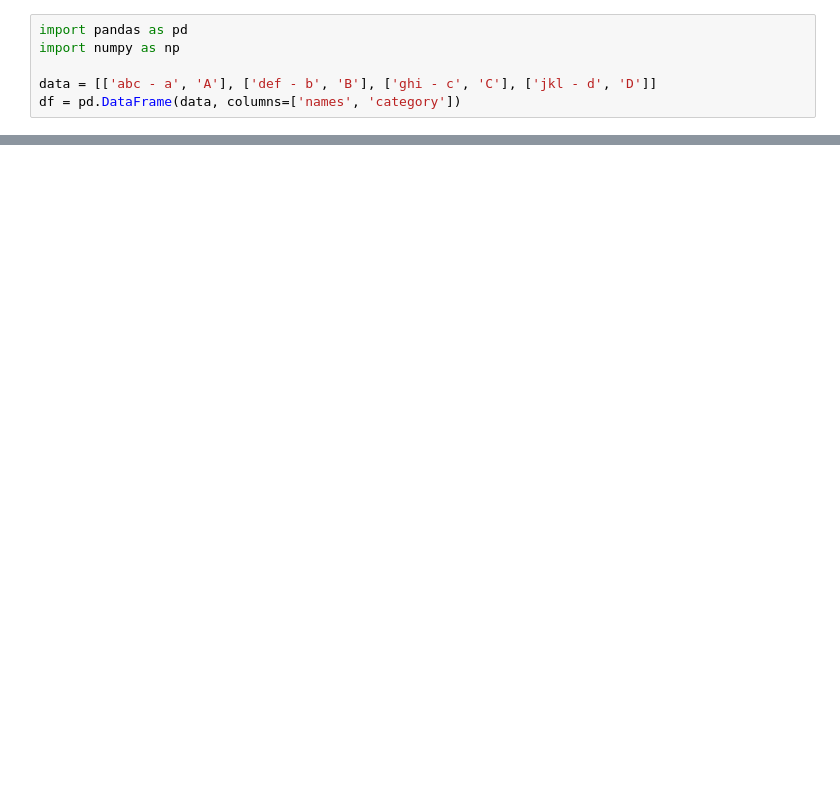
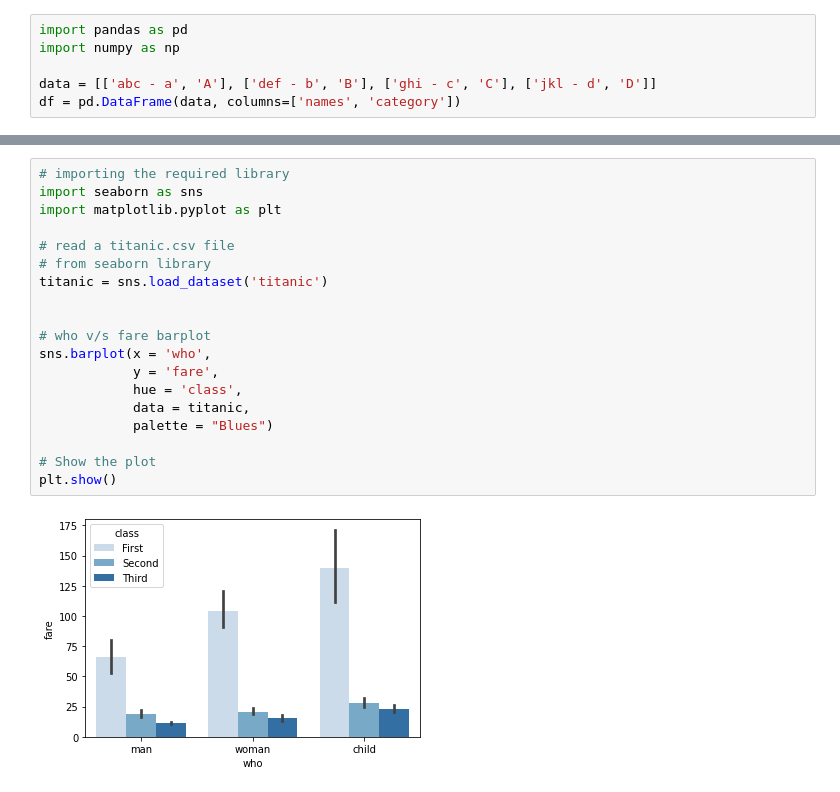
Before and after one commit to Severina7/time_series_exercises, a Jupyter notebook: doodling_ts.ipynb, the cells around one changed output, grey strips where cells are left out. Saved outputs shown, nothing was run; the diff lists cells and outputs as text; blank space fills up the shorter version.

```diff
--- a/doodling_ts.ipynb
+++ b/doodling_ts.ipynb
@@ -234,0 +252,21 @@ last
+# %%
+# importing the required library
+import seaborn as sns
+import matplotlib.pyplot as plt
+
+# read a titanic.csv file
+# from seaborn library
+titanic = sns.load_dataset('titanic')
+
+
+# who v/s fare barplot
+sns.barplot(x = 'who',
+			y = 'fare',
+			hue = 'class',
+			data = titanic,
+			palette = "Blues")
+
+# Show the plot
+plt.show()
+# %% [output]
+[figure, added]
```
Also changed, not shown: parts of 38 cells of this notebook, 3 other files.
